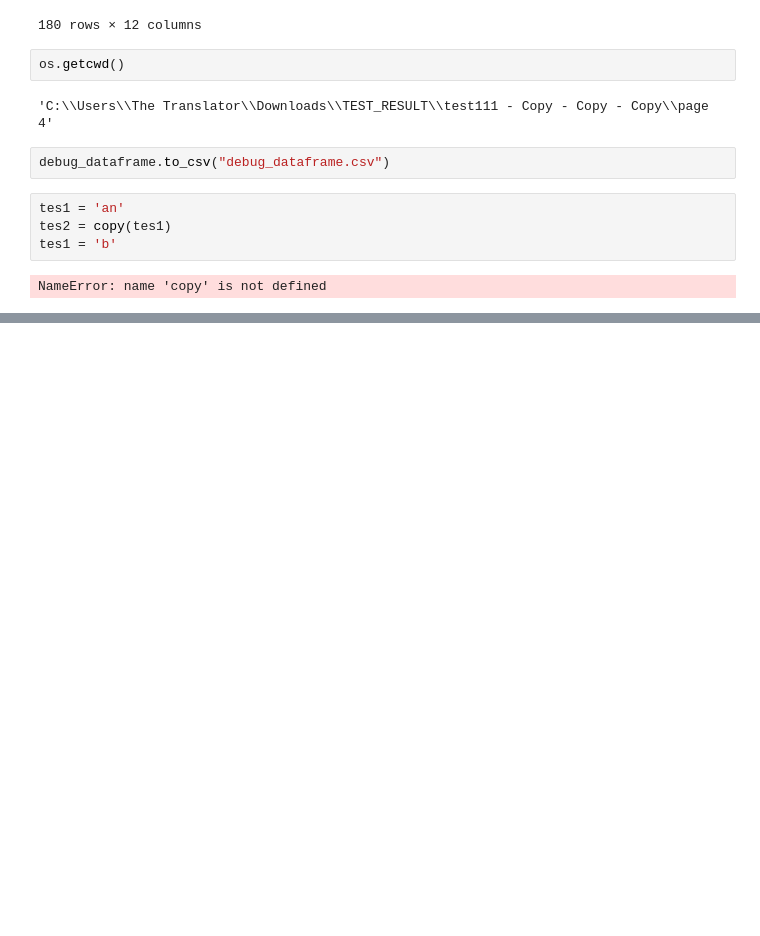
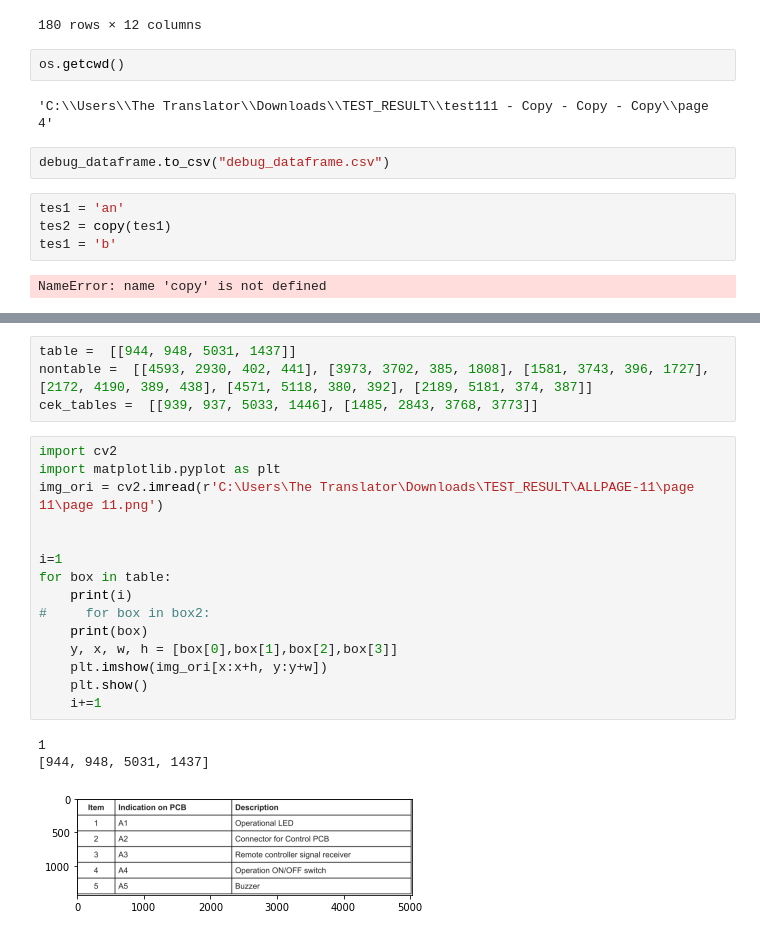
Before and after one commit to andreypurwanto/infext, a Jupyter notebook: Untitled.ipynb, the cells around one changed output, grey strips where cells are left out. Cells and saved outputs as stored; diff of their text form; blank space fills up the shorter version.

```diff
--- a/Untitled.ipynb
+++ b/Untitled.ipynb
@@ -2659,0 +3616,23 @@ tes2
+# %%
+table =  [[944, 948, 5031, 1437]]
+nontable =  [[4593, 2930, 402, 441], [3973, 3702, 385, 1808], [1581, 3743, 396, 1727], [2172, 4190, 389, 438], [4571, 5118, 380, 392], [2189, 5181, 374, 387]]
+cek_tables =  [[939, 937, 5033, 1446], [1485, 2843, 3768, 3773]]
+# %%
+import cv2
+import matplotlib.pyplot as plt
+img_ori = cv2.imread(r'C:\Users\The Translator\Downloads\TEST_RESULT\ALLPAGE-11\page 11\page 11.png')
+
+
+i=1
+for box in table:
+    print(i)
+#     for box in box2:
+    print(box)
+    y, x, w, h = [box[0],box[1],box[2],box[3]]
+    plt.imshow(img_ori[x:x+h, y:y+w])
+    plt.show()
+    i+=1
+# %% [output]
+1
+[944, 948, 5031, 1437]
+[figure, added]
```
Also changed, not shown: parts of 26 cells of this notebook, 10 other files.
